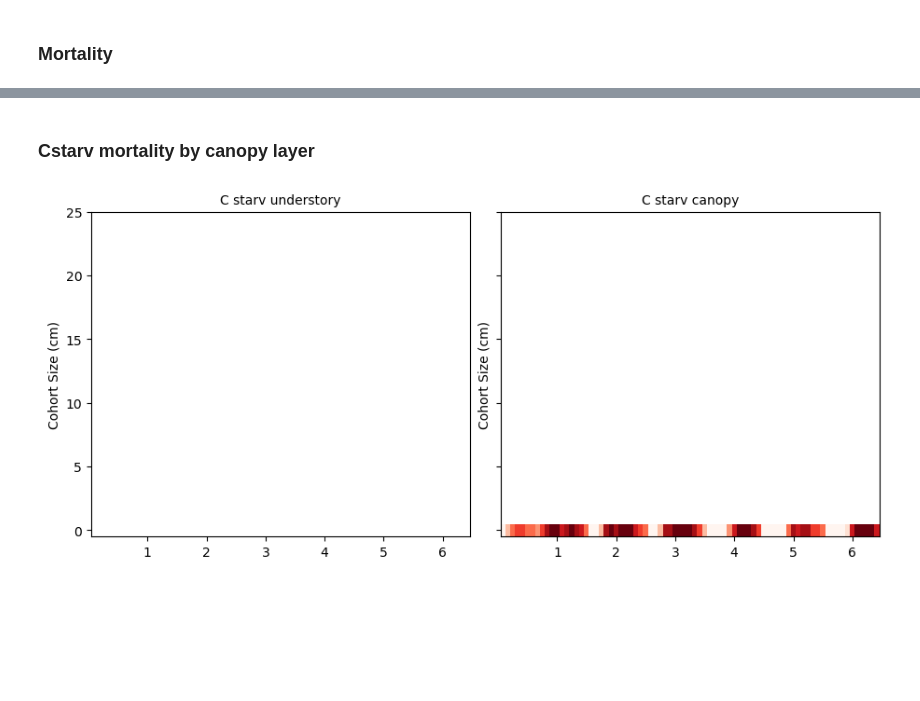
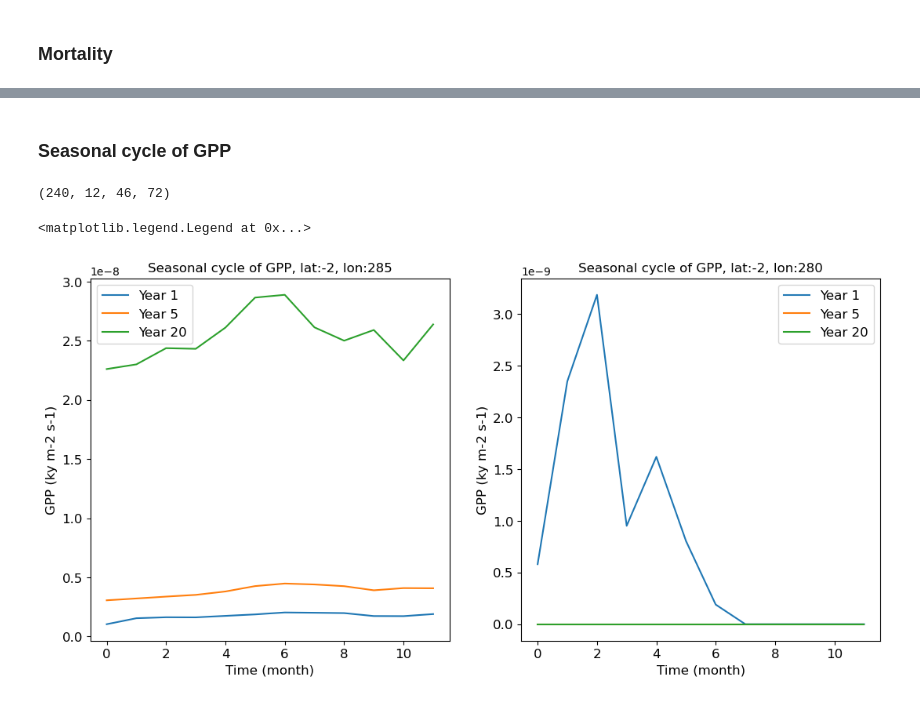
Before and after one commit to adrifoster/fates-global-cal, a Jupyter notebook: jupyter_ppe_scripts/jessie_scripts/Atkin_dieback_single_grid_cell.ipynb, the cells around one changed output, grey strips where cells are left out. Saved outputs shown, nothing was run; the diff lists cells and outputs as text; code cells hidden in the pictures; blank space fills up the shorter version.

```diff
--- a/jupyter_ppe_scripts/jessie_scripts/Atkin_dieback_single_grid_cell.ipynb
+++ b/jupyter_ppe_scripts/jessie_scripts/Atkin_dieback_single_grid_cell.ipynb
@@ -224,29 +180,37 @@ f1ax7.tick_params(labelsize=10)
-# %% [markdown]
-### Cstarv mortality by canopy layer
-# %%
-m3_sz_by_pft_ustory_def = fa.scpf_to_scls_by_pft(fates_def.FATES_M3_MORTALITY_USTORY_SZPF, fates_def)
-m3_ustory_def = m3_sz_by_pft_ustory_def[:,0,:,:,:]  # PFT 1
-m3_ustory_def = m3_ustory_def/nplnt_ustory_def
-m3_ustory_def = m3_ustory_def[:,22,57,:]
-
-m3_sz_by_pft_canopy_def = fa.scpf_to_scls_by_pft(fates_def.FATES_M3_MORTALITY_CANOPY_SZPF, fates_def)
-m3_canopy_def = m3_sz_by_pft_canopy_def[:,0,:,:,:]  # PFT 1
-m3_canopy_def = m3_canopy_def/nplnt_canopy_def
-m3_canopy_def = m3_canopy_def[:,22,57,:]
-
-fig1, ((f1ax0, f1ax1)) = plt.subplots(nrows=1,ncols=2, figsize=(9,4),sharex=True,sharey=True,
-                                                   constrained_layout=True)
-
-im = f1ax0.pcolormesh(time, cohort_size_bins[0:5], m3_ustory_def[:,0:5].transpose(),
-                      cmap=cmap, norm=norm)
-f1ax0.set_title(r'C starv understory', fontsize=10)
-f1ax0.set_ylabel('Cohort Size (cm)', fontsize=10)
-f1ax0.tick_params(labelsize=10)
-
-im = f1ax1.pcolormesh(time, cohort_size_bins[0:5], m3_canopy_def[:,0:5].transpose(),
-                      cmap=cmap, norm=norm)
-f1ax1.set_title(r'C starv canopy', fontsize=10)
-f1ax1.set_ylabel('Cohort Size (cm)', fontsize=10)
-f1ax1.tick_params(labelsize=10)
-# %% [output]
-[figure, removed]
+# %% [markdown]
+### Seasonal cycle of GPP
+# %%
+gpp_pf = fates_def.FATES_GPP_PF
+print(gpp_pf.shape)
+
+# subset by area and just get PFT 1
+gpp_good = gpp_pf[:,0,22,57]
+gpp_bad = gpp_pf[:,0,22,56]
+
+fig3, ((f3ax0,f3ax1)) = plt.subplots(nrows=1,ncols=2, figsize=(13,6))
+
+### AGB
+f3ax0.plot(gpp_good[0:12], label = 'Year 1')
+f3ax0.plot(gpp_good[48:60], label = 'Year 5')
+f3ax0.plot(gpp_good[228:], label = 'Year 20')
+
+f3ax0.set_title(r'Seasonal cycle of GPP, lat:-2, lon:285', fontsize = 12)
+f3ax0.set_ylabel('GPP (ky m-2 s-1)', fontsize = 12)
+f3ax0.set_xlabel('Time (month)', fontsize=12)
+f3ax0.tick_params(labelsize=12)
+f3ax0.legend(prop={'size':12})
+
+
+f3ax1.plot(gpp_bad[0:12], label = 'Year 1')
+f3ax1.plot(gpp_bad[48:60], label = 'Year 5')
+f3ax1.plot(gpp_bad[228:], label = 'Year 20')
+
+f3ax1.set_title(r'Seasonal cycle of GPP, lat:-2, lon:280', fontsize = 12)
+f3ax1.set_ylabel('GPP (ky m-2 s-1)', fontsize = 12)
+f3ax1.set_xlabel('Time (month)', fontsize=12)
+f3ax1.tick_params(labelsize=12)
+f3ax1.legend(prop={'size':12})
+# %% [output]
+(240, 12, 46, 72)
+<matplotlib.legend.Legend at 0x...>
+[figure, added]
```
Also changed, not shown: parts of 10 cells of this notebook.
